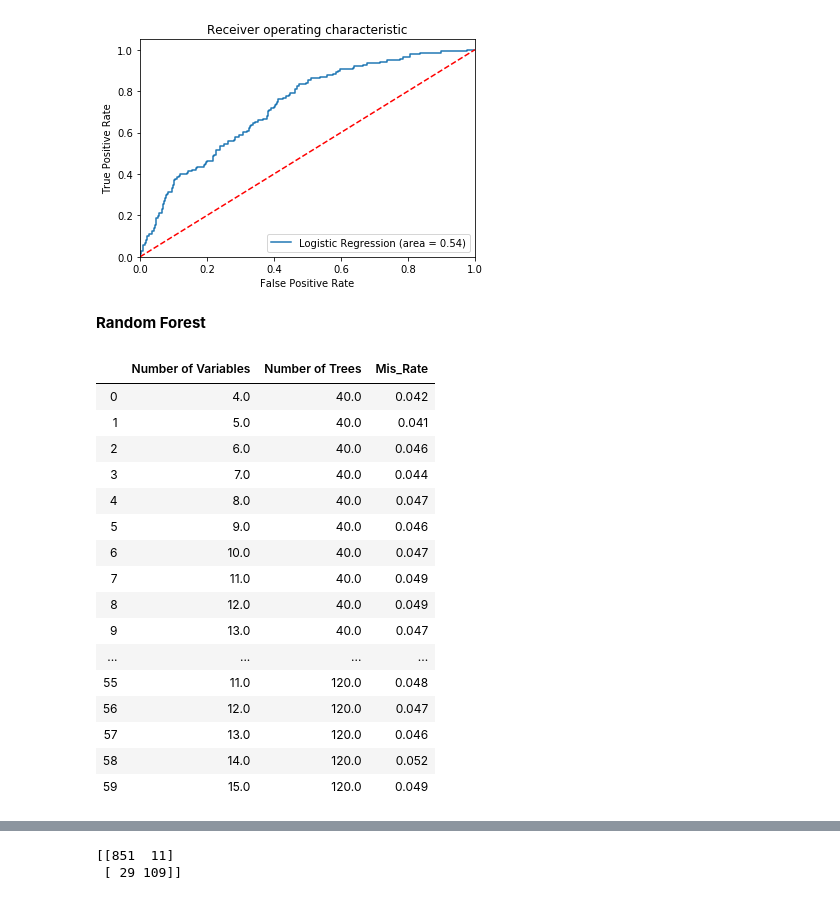
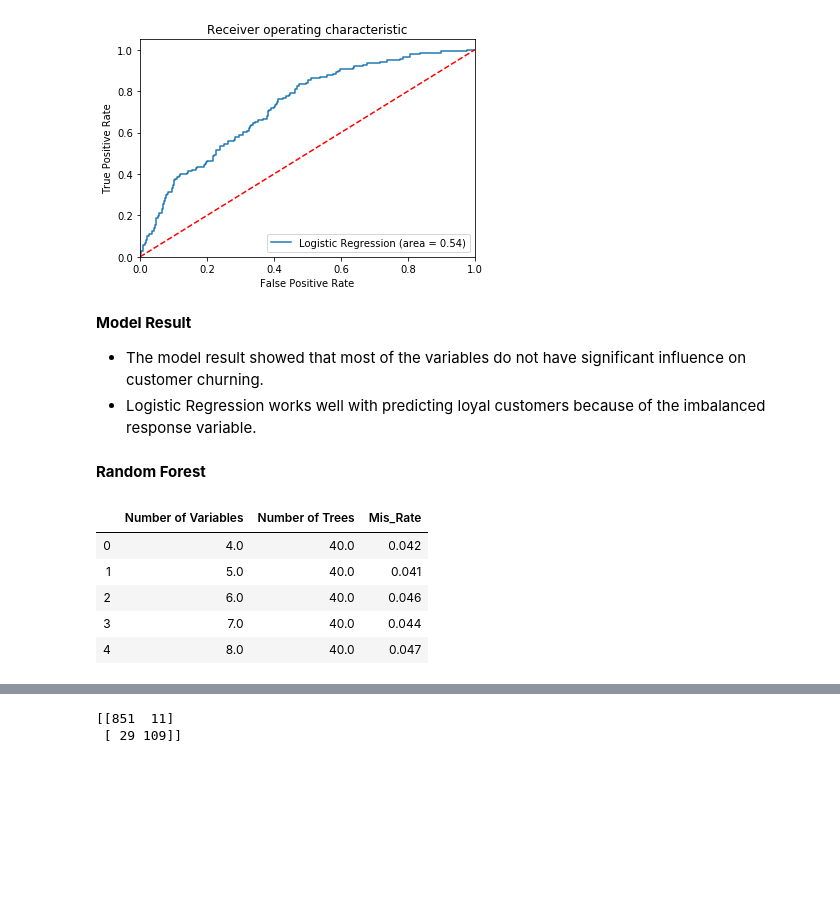
Before and after one commit to ricciluk/Predict-Customer-Churn, a Jupyter notebook: Customer Churn.ipynb, the cells around one changed output, grey strips where cells are left out. Saved outputs shown, nothing was run; the diff lists cells and outputs as text; code cells hidden in the pictures; blank space fills up the shorter version.

```diff
--- a/Customer Churn.ipynb
+++ b/Customer Churn.ipynb
@@ -129,42 +138,35 @@ plt.savefig('Log_ROC')
 plt.show()
 # %% [output]
 [figure]
+# %% [markdown]
+**Model Result**
+- The model result showed that most of the variables do not have significant influence on customer churning.
+- Logistic Regression works well with predicting loyal customers because of the imbalanced response variable.
 # %% [markdown]
 **Random Forest**
 # %%
 # tune parameter
 # n_estimators and max_features； Iterate and pick the best result
 max_features = list(range(4,16))
 n_estimators = [40,60,80,100,120]
 
 rf_result=pd.DataFrame(columns=['Number of Variables', 'Number of Trees','Mis_Rate'])
 for n_estimator in n_estimators:
     for max_feature in max_features:
         rf = RandomForestClassifier(n_estimators=n_estimator,max_features=max_feature, random_state=1)
         rf.fit(X_train, Y_train)
         rf_predict = rf.predict(X_test)
         rf_mrate = 1-metrics.accuracy_score(rf_predict, Y_test)
         rf_result=rf_result.append({'Number of Variables':max_feature,'Number of Trees':n_estimator,'Mis_Rate':rf_mrate},ignore_index=True)
 
-rf_result
+rf_result.head()
 # %% [output]
 |  | Number of Variables | Number of Trees | Mis_Rate |
 | 0 | 4.0 | 40.0 | 0.042 |
 | 1 | 5.0 | 40.0 | 0.041 |
 | 2 | 6.0 | 40.0 | 0.046 |
 | 3 | 7.0 | 40.0 | 0.044 |
 | 4 | 8.0 | 40.0 | 0.047 |
-| 5 | 9.0 | 40.0 | 0.046 |
-| 6 | 10.0 | 40.0 | 0.047 |
-| 7 | 11.0 | 40.0 | 0.049 |
-| 8 | 12.0 | 40.0 | 0.049 |
-| 9 | 13.0 | 40.0 | 0.047 |
-| ... | ... | ... | ... |
-| 55 | 11.0 | 120.0 | 0.048 |
-| 56 | 12.0 | 120.0 | 0.047 |
-| 57 | 13.0 | 120.0 | 0.046 |
-| 58 | 14.0 | 120.0 | 0.052 |
-| 59 | 15.0 | 120.0 | 0.049 |
 # %%
 rf_min=rf_result[rf_result['Mis_Rate']==min(rf_result.iloc[:,-1])]
 
```
Also changed, not shown: parts of 12 cells of this notebook.
